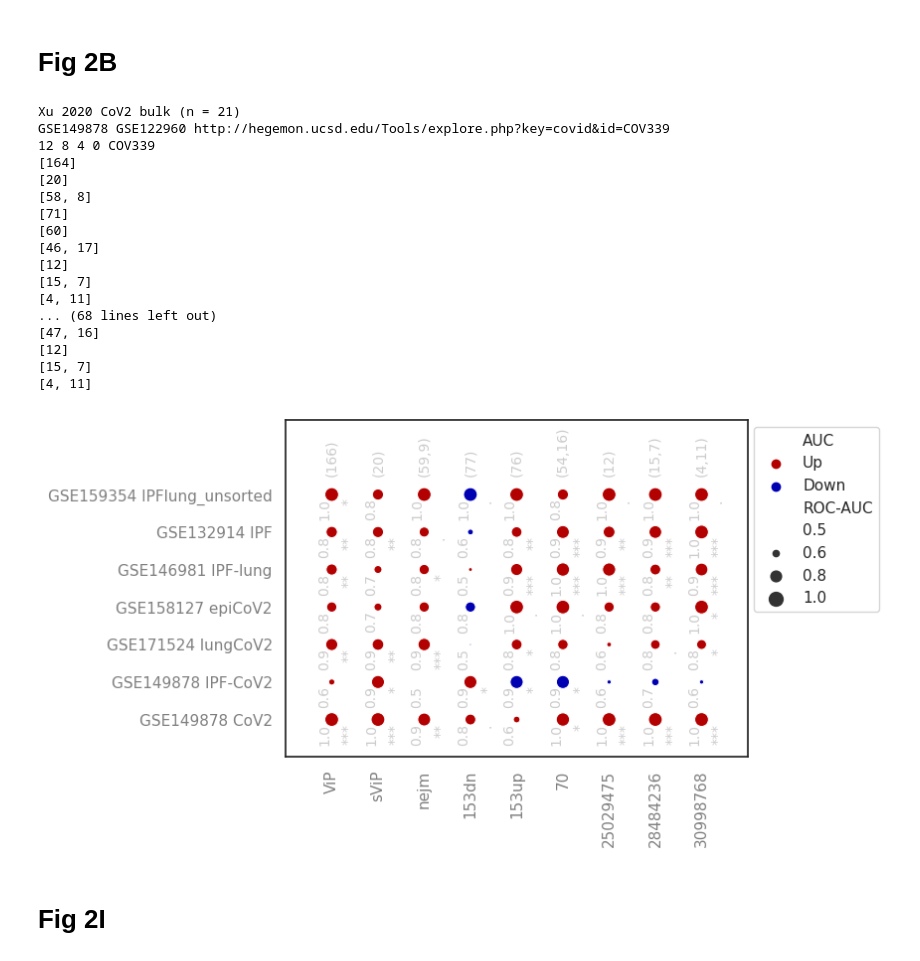
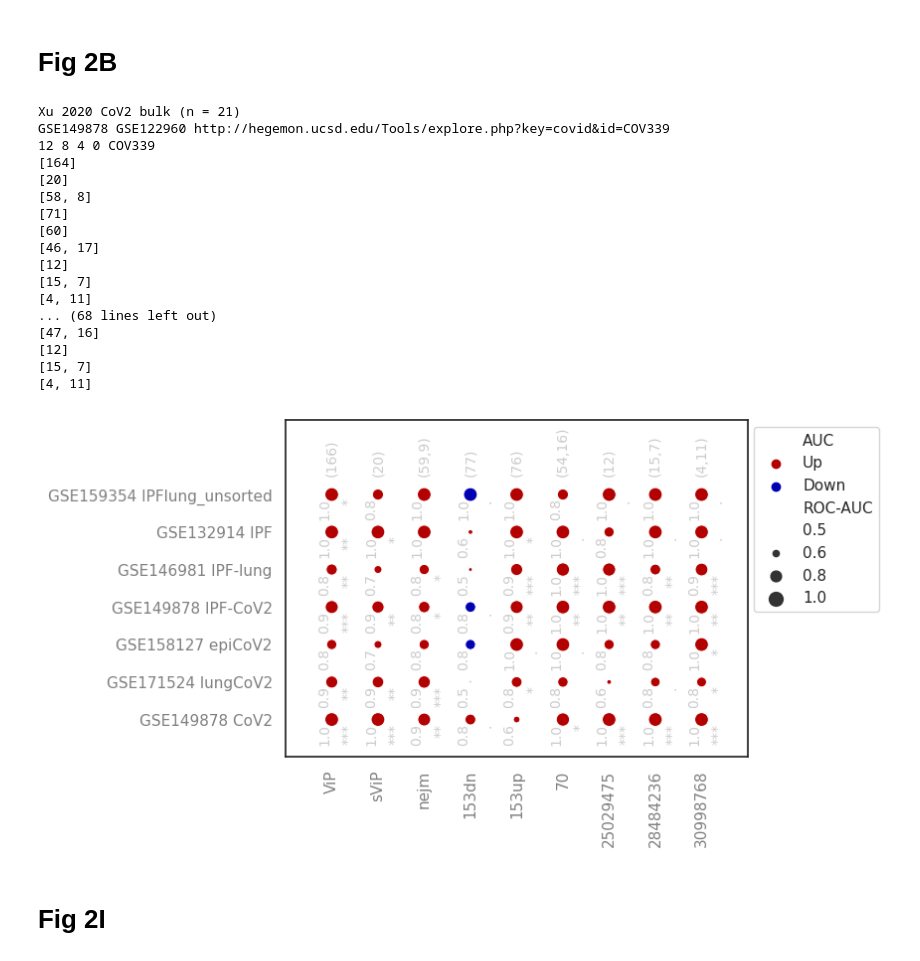
Before and after one commit to sahoo00/BoNE, a Jupyter notebook: lung-fibrosis/Lung_fibrosis_bubble_plots.ipynb, the cells around one changed output. Saved outputs shown, nothing was run; the diff lists cells and outputs as text; code cells hidden in the pictures.

```diff
--- a/lung-fibrosis/Lung_fibrosis_bubble_plots.ipynb
+++ b/lung-fibrosis/Lung_fibrosis_bubble_plots.ipynb
@@ -469,12 +469,13 @@ ana.getMelms2021CoV2snblk()
 res += [IPFAnalysis(ana, 'lungCoV2', pdf)]
 #ana.getLi2021()
 #res += [IPFAnalysis(ana, 'Single_cell lung-cov2')]
-#ana.getXu2020CoV2(4)
-#res += [IPFAnalysis(ana, 'IPF', pdf)]
-ana.getYao2020IPF()
+ana.getXu2020CoV2(4)
 res += [IPFAnalysis(ana, 'IPF', pdf)]
-ana.getGao2020ipf()
-res += [IPFAnalysis(ana, 'IPF_sc_new', pdf)]
+#ana.getYao2020IPF()
+ana.getYao2020bulk()
+res += [IPFAnalysis(ana, 'IPF', pdf)]
+#ana.getGao2020ipf()
+#res += [IPFAnalysis(ana, 'IPF_sc_new', pdf)]
 #ana.getXu2020CoV2(5)
 #res += [IPFAnalysis(ana, 'IPF-CoV2')]
 #ana.getBharat2020CoV2scblk(2, 0)
@@ -555,11 +556,11 @@ def IPFAnalysis(ana, desc, pdf, id1 = None):
     #res += [ana.getStats(l1, wt1, ann)]
 
 
-    cfile = 'ipf/IPF 15-gene signature UP in IPF.txt'
-    wt1, l1 = [1], [bone.getEntries(cfile, 0)]
-    cfile = 'ipf/IPF signature_PMID_28942086.txt'
-    l1 = bone.getEntries(cfile, 0)
-    wt1, l1 = [1, -1], [l1[1:8], l1[10:]]
+    #cfile = 'ipf/IPF 15-gene signature UP in IPF.txt'
+    #wt1, l1 = [1], [bone.getEntries(cfile, 0)]
+    #cfile = 'ipf/IPF signature_PMID_28942086.txt'
+    #l1 = bone.getEntries(cfile, 0)
+    #wt1, l1 = [1, -1], [l1[1:8], l1[10:]]
     #ann = [re.sub(" .*", "", ana.h.getSource()),'Hs','52', getL(l1)]
     #res += [ana.getStats(l1, wt1, ann)]
     cfile = 'ipf/IPF signature_Bayesian 153 gene DOWN ONLY_PMID_21974901.txt'
@@ -701,107 +702,49 @@ res = []
 ana.getXu2020CoV2(3)
 res += [IPFAnalysis(ana, 'CoV2', pdf)]
 
-ana.getXu2020CoV2(5)
-res += [IPFAnalysis(ana, 'IPF-CoV2', pdf)]
+
 ana.getMelms2021CoV2snblk()
 res += [IPFAnalysis(ana, 'lungCoV2', pdf)]
 ana.getBharat2020CoV2scblk(2, 0)
 res += [IPFAnalysis(ana, 'epiCoV2', pdf)]
-#ana.getNienhold2020(2)
-#res += [IPFAnalysis(ana, 'lungCoV2', pdf)]
-#ana.getLi2021()
-#res += [IPFAnalysis(ana, 'Single_cell covid lung', pdf)]
-#ana.getXu2020CoV2(4)
-#res += [IPFAnalysis(ana, 'IPF', pdf)]
+
+ana.getXu2020CoV2(4)
+res += [IPFAnalysis(ana, 'IPF-CoV2', pdf)]
+
 ana.getYao2021IPF()
 res += [IPFAnalysis(ana, 'IPF-lung', pdf)]
-ana.getYao2020IPF()
+ana.getYao2020bulk()
 res += [IPFAnalysis(ana, 'IPF', pdf)]
 ana.getGao2020ipf()
 res += [IPFAnalysis(ana, 'IPFlung_unsorted', pdf)]
 
 
-#ana.getWasnik2021()
-#res += [IPFAnalysis(ana, 'IPF_Distal Epithelial Cells', pdf)]
-
-
-#ana.getFurusawa2020()
-#res += [IPFAnalysis(ana, 'Chronic hypersensitivity pneumonitis', pdf)]
-
-
-#ana.getKonigsberg2020()
-#res += [IPFAnalysis(ana, 'H vs IPF lung', pdf)]
-
-#ana.getBoesch2020()
-#res += [IPFAnalysis(ana, 'Epi cell from IPF lung vs normal', pdf)]
-
-#ana.getZhu2021()
-#res += [IPFAnalysis(ana, 'fibroblasts', pdf)]
-
-#ana.getDeng2021()
-#res += [IPFAnalysis(ana, 'IPF fibroblasts', pdf)]
-
-#ana.getDe2021()
-#res += [IPFAnalysis(ana, 'NEW', pdf)]
-
-
-#ana.getDePianto()
-#res += [IPFAnalysis(ana, 'DePianto_Biopsy', pdf)]
-
-#ana.getDePianto2()
-#res += [IPFAnalysis(ana, 'DePianto_Digest', pdf)]
-
-#ana.getDePianto3()
-#res += [IPFAnalysis(ana, 'DePianto_Bronchoalveolar lavage', pdf)]
-
-#ana.getSabath2021(0)
-#res += [IPFAnalysis(ana, 'N_Hospitalized_COV19')]
-#ana.getSabath2021(1)
-#res += [IPFAnalysis(ana, 'Hospitalized_COV19')]
-#ana.getreichmann2021()
-#res += [IPFAnalysis(ana, 'TB_2')]
-#ana.getSeverino2014()
-#res += [IPFAnalysis(ana, 'CAPn')]
-#ana.getBloom2013()
-#res += [IPFAnalysis(ana, 'TB')]
-#ana.getmura2019()
-#res += [IPFAnalysis(ana, 'Pulmonary HTN')]
-#ana.getcasanova2020()
-#res += [IPFAnalysis(ana, 'Sarcoidosis')]
-#ana.getwest2019()
-#res += [IPFAnalysis(ana, 'CTEPH')]
-#ana.getBhatta2001()
-##res += [IPFAnalysis(ana, 'Carcinoids')]
-#ana.getrobles2015()
-#res += [IPFAnalysis(ana, 'Adenocarcinoma')]
-#ana.getOvanda2021()
-#res += [IPFAnalysis(ana, 'Severe asthma')]
 
 
 
 
 df,ax = IPFBubble(res)
 pdf.savefig(transparent=True,bbox_inches = 'tight')
 closePDF(pdf)
 # %% [output]
 Xu 2020 CoV2 bulk (n = 21)
 GSE149878 GSE122960 http://hegemon.ucsd.edu/Tools/explore.php?key=covid&id=COV339
 12 8 4 0 COV339
 [164]
 [20]
 [58, 8]
 [71]
 [60]
 [46, 17]
 [12]
 [15, 7]
 [4, 11]
 ... (68 lines left out)
 [47, 16]
 [12]
 [15, 7]
 [4, 11]
-[figure, old version]
+[figure, new version]
 # %% [markdown]
 # Fig 2I
 # %%
```
Also changed, not shown: parts of 3 cells of this notebook.
